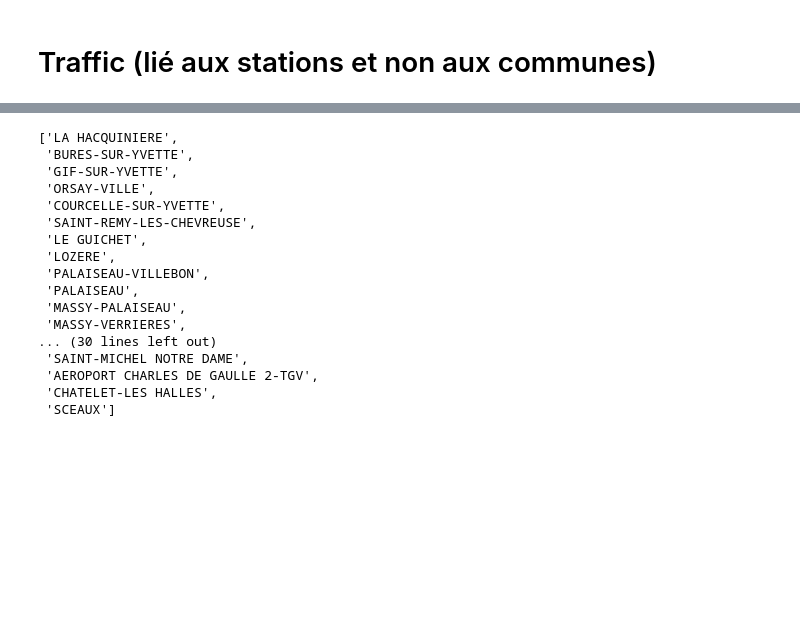
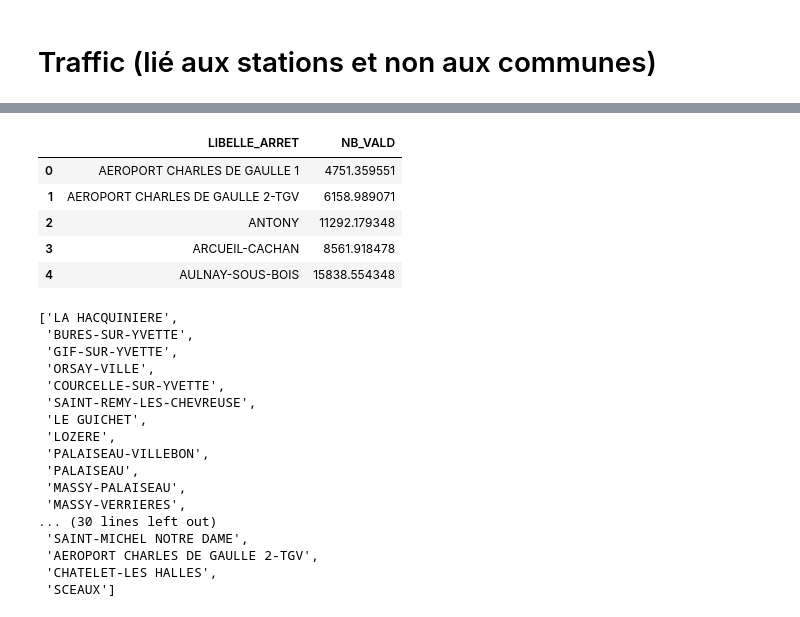
Before and after one commit to cerezamo/dataviz, a Jupyter notebook: variables.ipynb, the cells around one changed output, grey strips where cells are left out. Cells and saved outputs as stored; diff of their text form; code cells hidden in the pictures; blank space fills up the shorter version.

```diff
--- a/variables.ipynb
+++ b/variables.ipynb
@@ -321,0 +308,10 @@ traffic_par_heure.to_csv('traffic_par_heure.csv')
+# %%
+traffic=pd.read_csv(r'C:/Users/morga/Downloads/validations-sur-le-reseau-ferre-nombre-de-validations-par-jour-2e-sem.csv',sep=';')
+# %%
+traffic=traffic[traffic['LIBELLE_ARRET'].isin(liste_stations)]
+# %%
+traffic=traffic.groupby(['JOUR','LIBELLE_ARRET'],as_index=False)['NB_VALD'].sum()
+
+traffic=traffic[['LIBELLE_ARRET','NB_VALD']]
+
+traffic=traffic.groupby(['LIBELLE_ARRET'],as_index=False).mean()
@@ -321,0 +362,9 @@ traffic_par_heure.to_csv('traffic_par_heure.csv')
+# %%
+traffic.head()
+# %% [output]
+|  | LIBELLE_ARRET | NB_VALD |
+| 0 | AEROPORT CHARLES DE GAULLE 1 | 4751.359551 |
+| 1 | AEROPORT CHARLES DE GAULLE 2-TGV | 6158.989071 |
+| 2 | ANTONY | 11292.179348 |
+| 3 | ARCUEIL-CACHAN | 8561.918478 |
+| 4 | AULNAY-SOUS-BOIS | 15838.554348 |
```
Also changed, not shown: parts of 19 cells of this notebook, 1 other file.
